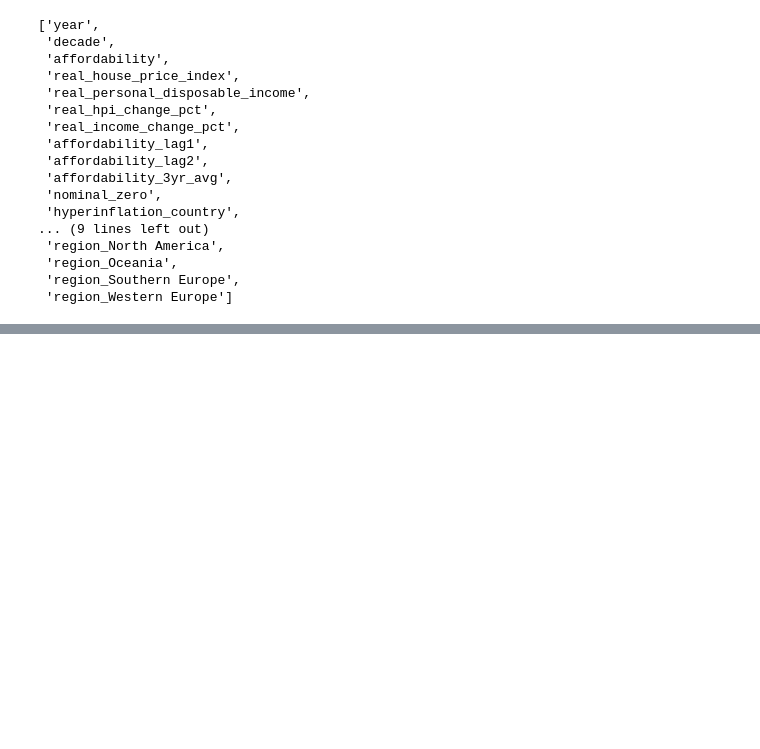
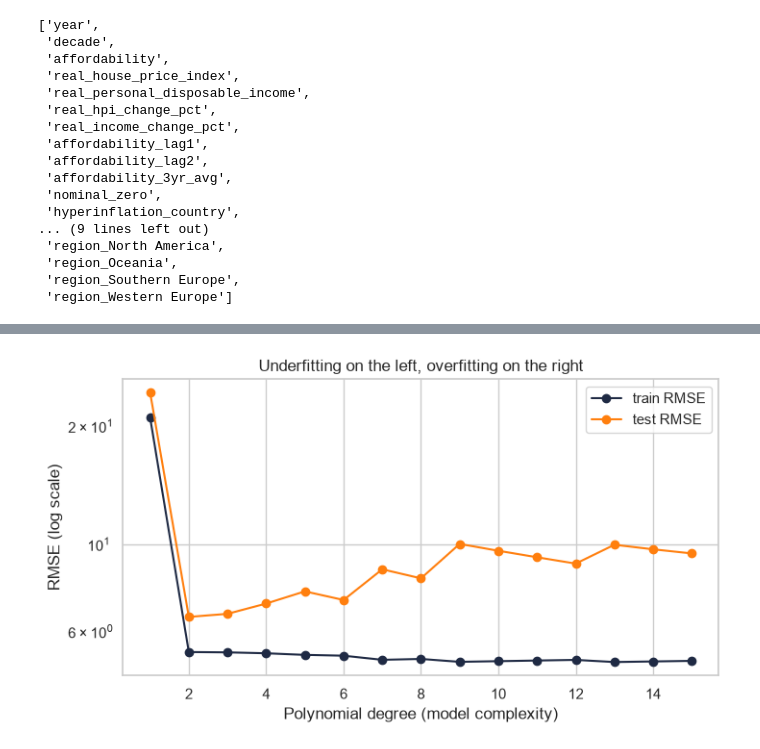
Before and after one commit to iaac-maai/Group8-day1-assignment, a Jupyter notebook: notebook/Day2_models.ipynb, the cells around one changed output, grey strips where cells are left out. Cells and saved outputs as stored; diff of their text form; code cells hidden in the pictures; blank space fills up the shorter version.

```diff
--- a/notebook/Day2_models.ipynb
+++ b/notebook/Day2_models.ipynb
@@ -115,0 +190,23 @@ X.columns.tolist()
+# %%
+sweep = []
+for deg in range(1, 16):
+    model = make_pipeline(PolynomialFeatures(deg), StandardScaler(), LinearRegression())
+    model.fit(wwr_train.reshape(-1, 1), dem_train)
+    sweep.append({
+        "degree": deg,
+        "train": root_mean_squared_error(dem_train, model.predict(wwr_train.reshape(-1, 1))),
+        "test": root_mean_squared_error(dem_test, model.predict(wwr_test.reshape(-1, 1))),
+    })
+sweep = pd.DataFrame(sweep)
+
+plt.figure(figsize=(8, 4))
+plt.plot(sweep["degree"], sweep["train"], "o-", color="#1f2a44", label="train RMSE")
+plt.plot(sweep["degree"], sweep["test"], "o-", color="tab:orange", label="test RMSE")
+plt.yscale("log")
+plt.xlabel("Polynomial degree (model complexity)")
+plt.ylabel("RMSE (log scale)")
+plt.title("Underfitting on the left, overfitting on the right")
+plt.legend()
+plt.show()
+# %% [output]
+[figure, added]
```
Also changed, not shown: parts of 7 cells of this notebook.
